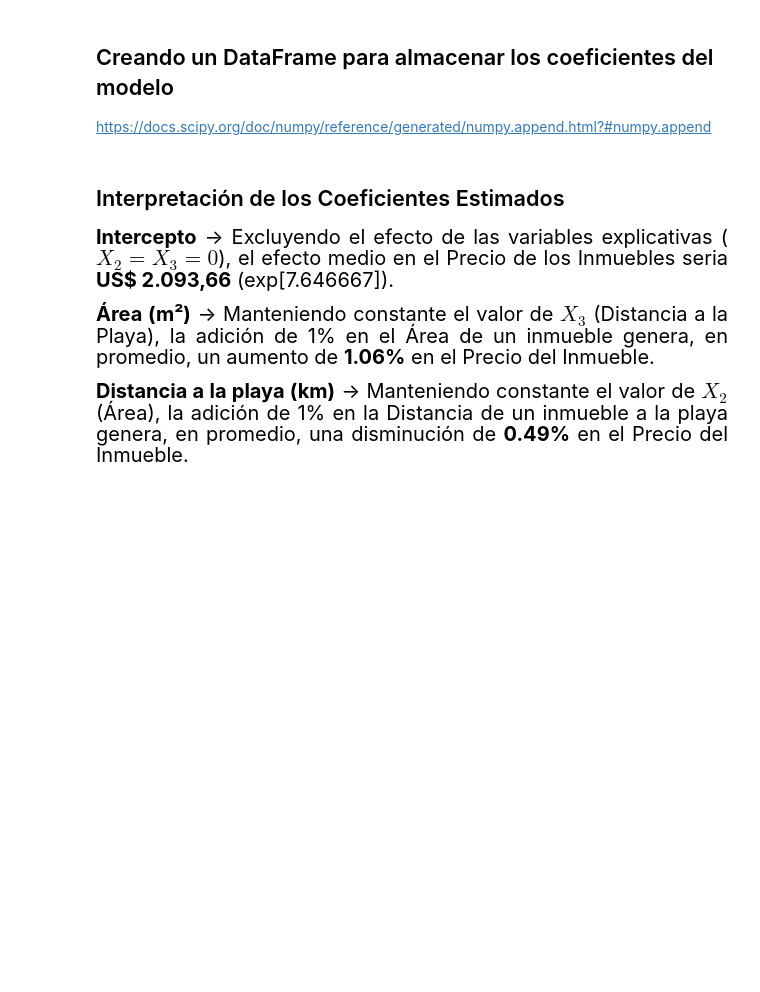
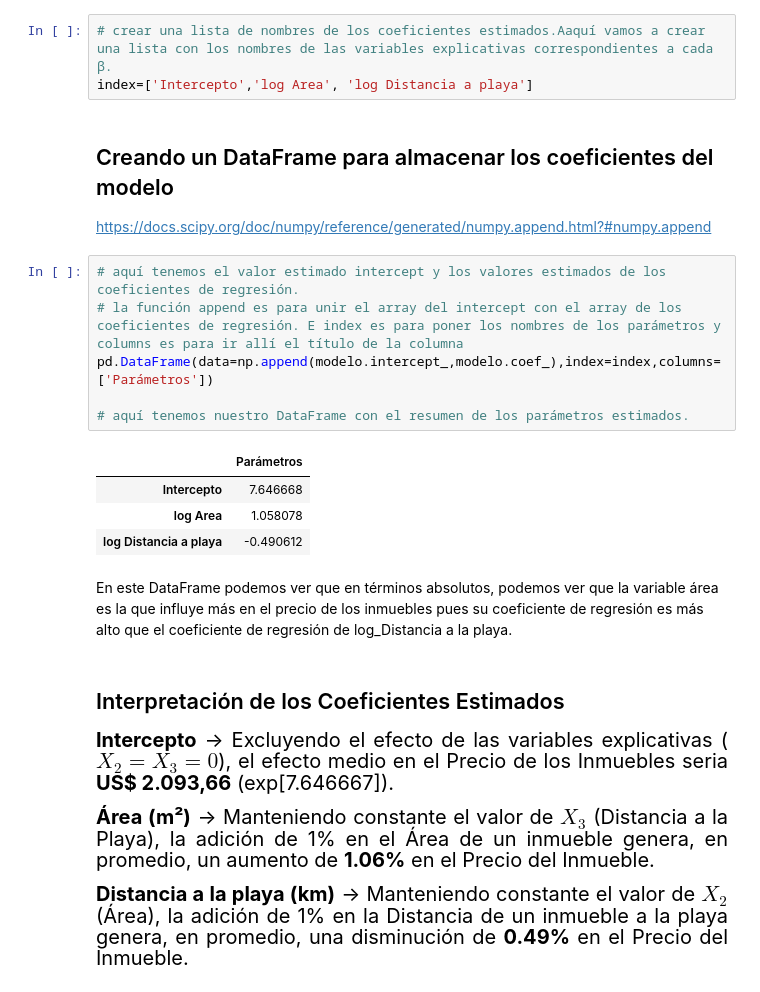
Before and after one commit to evs-11/Regresion-Lineal-II, a Jupyter notebook: Regresión_Lineal_II.ipynb, the cells around one changed output. Saved outputs shown, nothing was run; the diff lists cells and outputs as text; blank space fills up the shorter version.

```diff
--- a/Regresión_Lineal_II.ipynb
+++ b/Regresión_Lineal_II.ipynb
@@ -582,9 +618,25 @@ https://docs.scipy.org/doc/numpy-1.15.0/reference/generated/numpy.exp.html
 # %% [markdown]
 ## Creando una lista de nombres de las variables del modelo
+# %%
+# crear una lista de nombres de los coeficientes estimados.Aaquí vamos a crear una lista con los nombres de las variables explicativas correspondientes a cada β.
+index=['Intercepto','log Area', 'log Distancia a playa']
 # %% [markdown]
 ## Creando un DataFrame para almacenar los coeficientes del modelo
 
 https://docs.scipy.org/doc/numpy/reference/generated/numpy.append.html?#numpy.append
+# %%
+# aquí tenemos el valor estimado intercept y los valores estimados de los coeficientes de regresión.
+# la función append es para unir el array del intercept con el array de los coeficientes de regresión. E index es para poner los nombres de los parámetros y columns es para ir allí el título de la columna
+pd.DataFrame(data=np.append(modelo.intercept_,modelo.coef_),index=index,columns=['Parámetros'])
+
+# aquí tenemos nuestro DataFrame con el resumen de los parámetros estimados.
+# %% [output]
+|  | Parámetros |
+| Intercepto | 7.646668 |
+| log Area | 1.058078 |
+| log Distancia a playa | -0.490612 |
+# %% [markdown]
+En este DataFrame podemos ver que en términos absolutos, podemos ver que la variable área es la que influye más en el precio de los inmuebles pues su coeficiente de regresión es más alto que el coeficiente de regresión de log_Distancia a la playa.
 # %% [markdown]
 ## Interpretación de los Coeficientes Estimados
 
```
Also changed, not shown: parts of 16 cells of this notebook.
